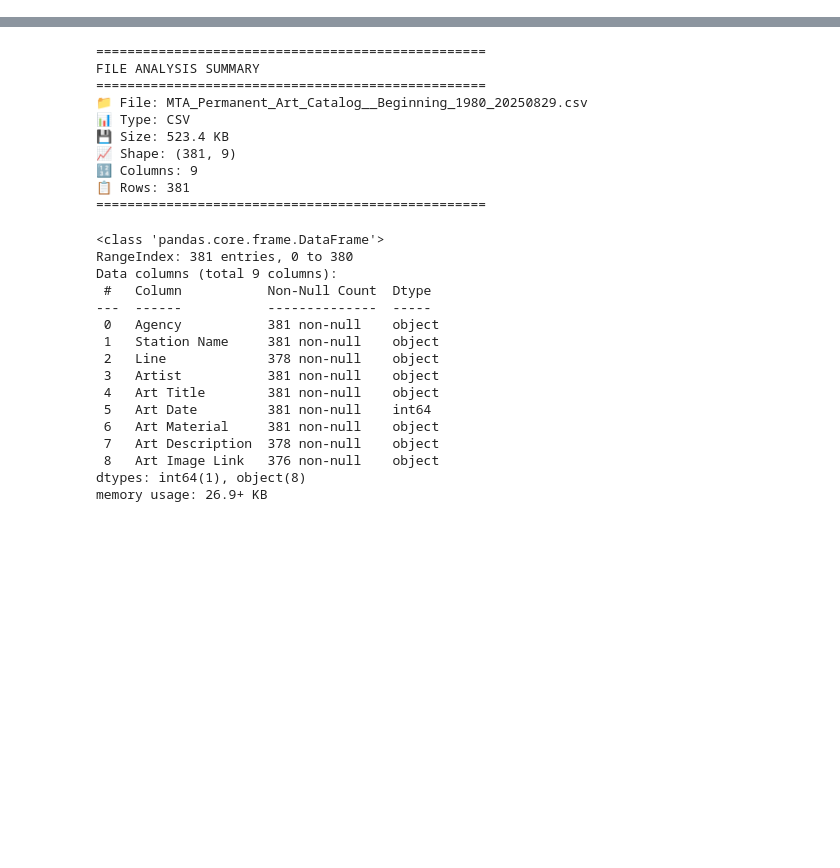
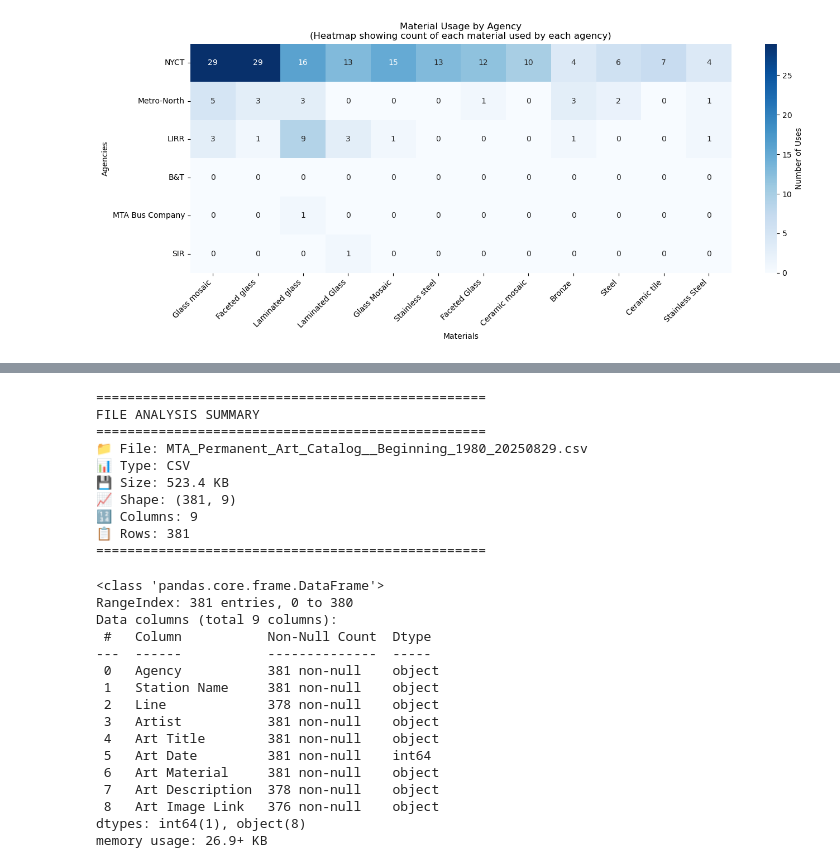
Before and after one commit to marobinette/DataScience, a Jupyter notebook: assignments/weekTwo/MTAArt/mta_data.ipynb, the cells around one changed output, grey strips where cells are left out. Saved outputs shown, nothing was run; the diff lists cells and outputs as text; code cells hidden in the pictures; blank space fills up the shorter version.

```diff
--- a/assignments/weekTwo/MTAArt/mta_data.ipynb
+++ b/assignments/weekTwo/MTAArt/mta_data.ipynb
@@ -0,0 +147,13 @@
+# %%
+# Analyze the most active agencies and materials
+print("Agencies with most material usage:")
+agency_totals = agency_material_matrix.loc[:, 'Total'].sort_values(ascending=False)
+print(agency_totals)
+
+print("\nMaterials used most frequently across all agencies:")
+material_totals = agency_material_matrix.loc['Total', :].sort_values(ascending=False)
+print(material_totals.head(15))
+
+# Remove the 'Total' row and column for cleaner analysis
+agency_material_clean = agency_material_matrix.drop('Total', axis=0).drop('Total', axis=1)
+print(f"\nClean agency-material matrix shape: {agency_material_clean.shape}")
@@ -0,0 +209,24 @@
+# %%
+# Create heatmap visualization for Agency-Material relationships
+# Focus on top materials for better visualization
+top_agency_materials = material_totals.drop('Total').head(12).index.tolist()
+all_agencies = agency_totals.drop('Total').index.tolist()
+
+# Create subset matrix for visualization
+agency_heatmap_data = agency_material_clean.loc[all_agencies, top_agency_materials]
+
+plt.figure(figsize=(14, 6))
+sns.heatmap(agency_heatmap_data,
+            annot=True,
+            fmt='d',
+            cmap='Blues',
+            cbar_kws={'label': 'Number of Uses'})
+plt.title('Material Usage by Agency\n(Heatmap showing count of each material used by each agency)')
+plt.xlabel('Materials')
+plt.ylabel('Agencies')
+plt.xticks(rotation=45, ha='right')
+plt.yticks(rotation=0)
+plt.tight_layout()
+plt.show()
+# %% [output]
+[figure, added]
```
Also changed, not shown: parts of 30 cells of this notebook, 3 other files.
